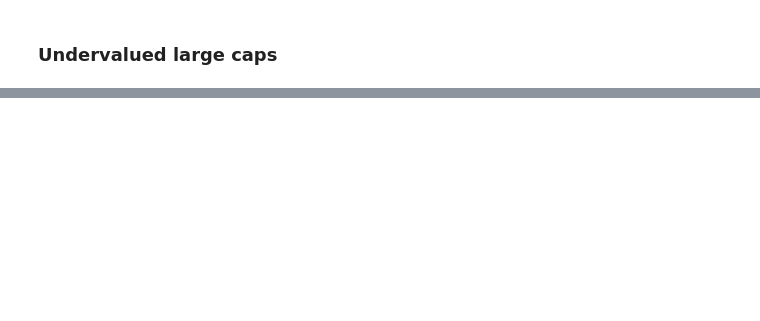
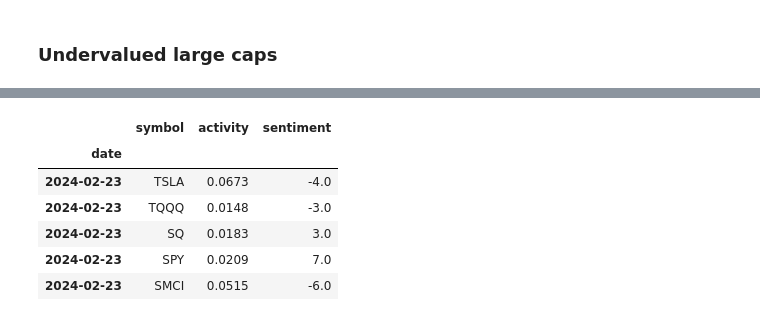
Before and after one commit to mmistroni/OpenBB_Experiments, a Jupyter notebook: OpenBBFinancialAnalysis.ipynb, the cells around one changed output, grey strips where cells are left out. Drawn from its saved outputs; the diff is of its cells as text; code cells hidden in the pictures; blank space fills up the shorter version.

```diff
--- a/OpenBBFinancialAnalysis.ipynb
+++ b/OpenBBFinancialAnalysis.ipynb
@@ -545,3 +549,13 @@ obb.equity.discovery.undervalued_large_caps(sort="desc")
 | 22 | VTRS | Viatris Inc. | 13.53 | 0.17 | 1.27 | 1.230000e+07 | 16.232 | 9.520000e+06 | ... |
 | 23 | BNTX | BioNTech SE | 93.97 | 0.40 | 0.43 | 4.932230e+11 | 22.338 | 7.196730e+11 | ... |
 | 24 | MPC | Marathon Petroleum Corporation | 169.54 | 1.79 | 1.07 | 1.721000e+06 | 62.391 | 3.045000e+06 | ... |
+# %%
+obb.equity.discovery.top_retail(limit=5)
+# %% [output]
+|  | symbol | activity | sentiment |
+| date |  |  |  |
+| 2024-02-23 | TSLA | 0.0673 | -4.0 |
+| 2024-02-23 | TQQQ | 0.0148 | -3.0 |
+| 2024-02-23 | SQ | 0.0183 | 3.0 |
+| 2024-02-23 | SPY | 0.0209 | 7.0 |
+| 2024-02-23 | SMCI | 0.0515 | -6.0 |
```
Also changed, not shown: parts of 3 cells of this notebook.
